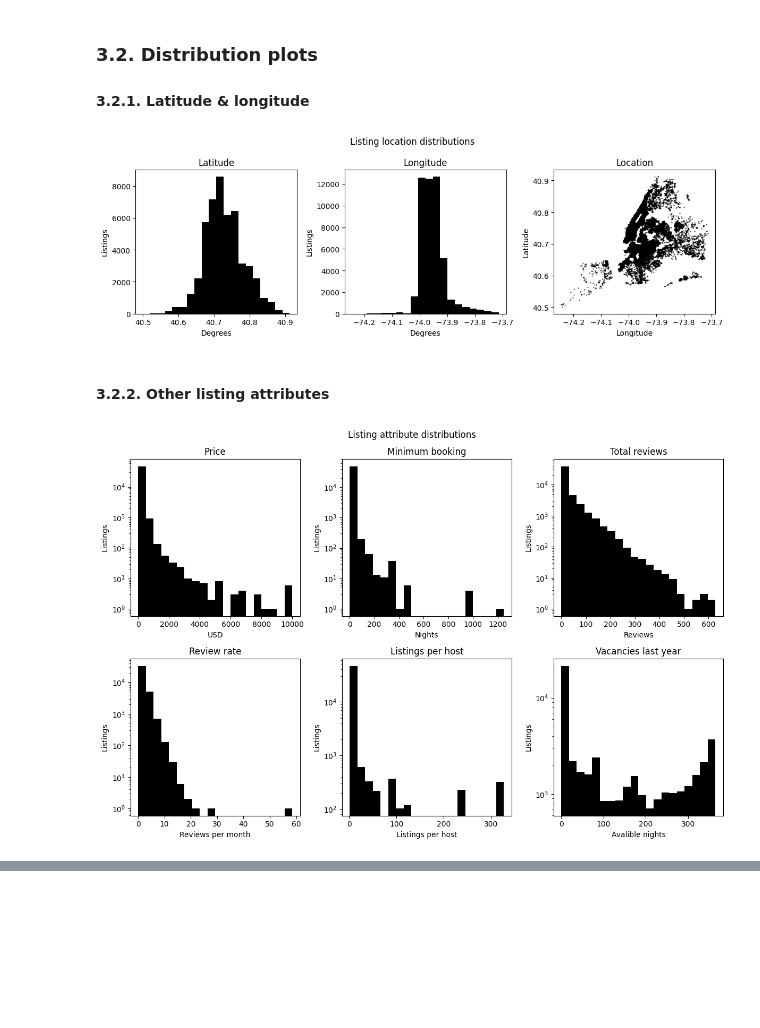
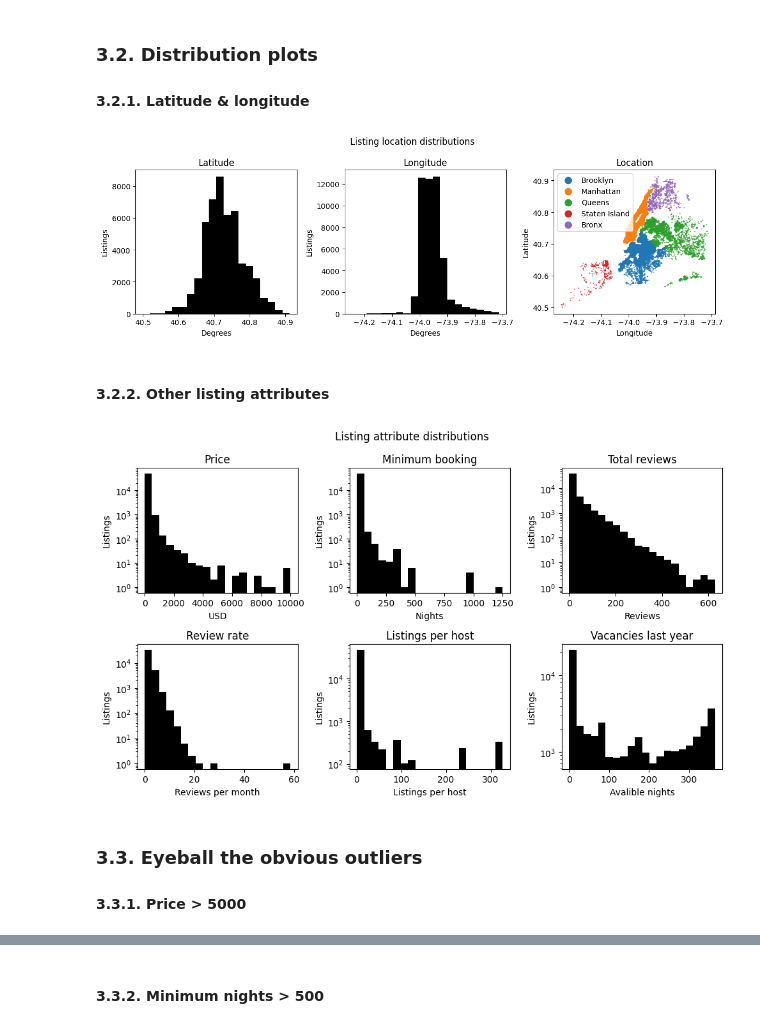
Before and after one commit to gperdrizet/gperdrizet-data-preprocessing-project-tutorial, a Jupyter notebook: gperdrizet_distributions.ipynb, the cells around one changed output, grey strips where cells are left out. Saved outputs shown, nothing was run; the diff lists cells and outputs as text; code cells hidden in the pictures; blank space fills up the shorter version.

```diff
--- a/gperdrizet_distributions.ipynb
+++ b/gperdrizet_distributions.ipynb
@@ -156,37 +156,48 @@ axs[1].set_xlabel('Degrees')
 axs[1].set_ylabel('Listings')
 
 axs[2].set_title('Location')
-axs[2].scatter(data_df['longitude'], data_df['latitude'], s=0.2, color='black')
+for neighborhood_group in data_df['neighbourhood_group'].unique():
+    axs[2].scatter(
+        data_df['longitude'][data_df['neighbourhood_group'] == neighborhood_group],
+        data_df['latitude'][data_df['neighbourhood_group'] == neighborhood_group],
+        s=0.2,
+        label=neighborhood_group
+    )
 axs[2].set_xlabel('Longitude')
 axs[2].set_ylabel('Latitude')
+axs[2].legend(loc='upper left', markerscale=20)
 
 plt.tight_layout()
 plt.show()
 # %% [output]
-[figure, old version]
+[figure, new version]
 # %% [markdown]
 #### 3.2.2. Other listing attributes
 # %%
 features=['price', 'minimum_nights', 'number_of_reviews', 'reviews_per_month', 'calculated_host_listings_count', 'availability_365']
 plot_titles=['Price', 'Minimum booking', 'Total reviews', 'Review rate', 'Listings per host', 'Vacancies last year']
 xlabels=['USD', 'Nights', 'Reviews', 'Reviews per month', 'Listings per host', 'Avalible nights']
 
-fig, axs=plt.subplots(2,3, figsize=(12,8))
+fig, axs=plt.subplots(2,3, figsize=(10,6))
 axs=axs.flatten()
 
 fig.suptitle('Listing attribute distributions')
 
 for i, (plot_title, feature, xlabel) in enumerate(zip(plot_titles, features, xlabels)):
 
     axs[i].set_title(plot_title)
     axs[i].hist(data_df[feature], bins=20, color='black')
     axs[i].set_xlabel(xlabel)
     axs[i].set_ylabel('Listings')
     axs[i].set_yscale('log')
 
 plt.tight_layout()
 # %% [output]
-[figure, old version]
+[figure, new version]
+# %% [markdown]
+### 3.3. Eyeball the obvious outliers
+
+#### 3.3.1. Price > 5000
 # %%
 data_df[data_df['price'] > 5000]
 # %% [output]
@@ -207,4 +218,6 @@ data_df[data_df['price'] > 5000]
 | 44034 | 33998396 | 3000 sq ft daylight photo studio | 3750764 | Kevin | Manhattan | Chelsea | 40.75060 | -74.00388 | ... |
 | 45666 | 34895693 | Gem of east Flatbush | 262534951 | Sandra | Brooklyn | East Flatbush | 40.65724 | -73.92450 | ... |
 | 48043 | 36056808 | Luxury TriBeCa Apartment at an am... | 271248669 | Jenny | Manhattan | Tribeca | 40.71206 | -74.00999 | ... |
+# %% [markdown]
+#### 3.3.2. Minimum nights > 500
 # %%
```
Also changed, not shown: parts of 9 cells of this notebook.
